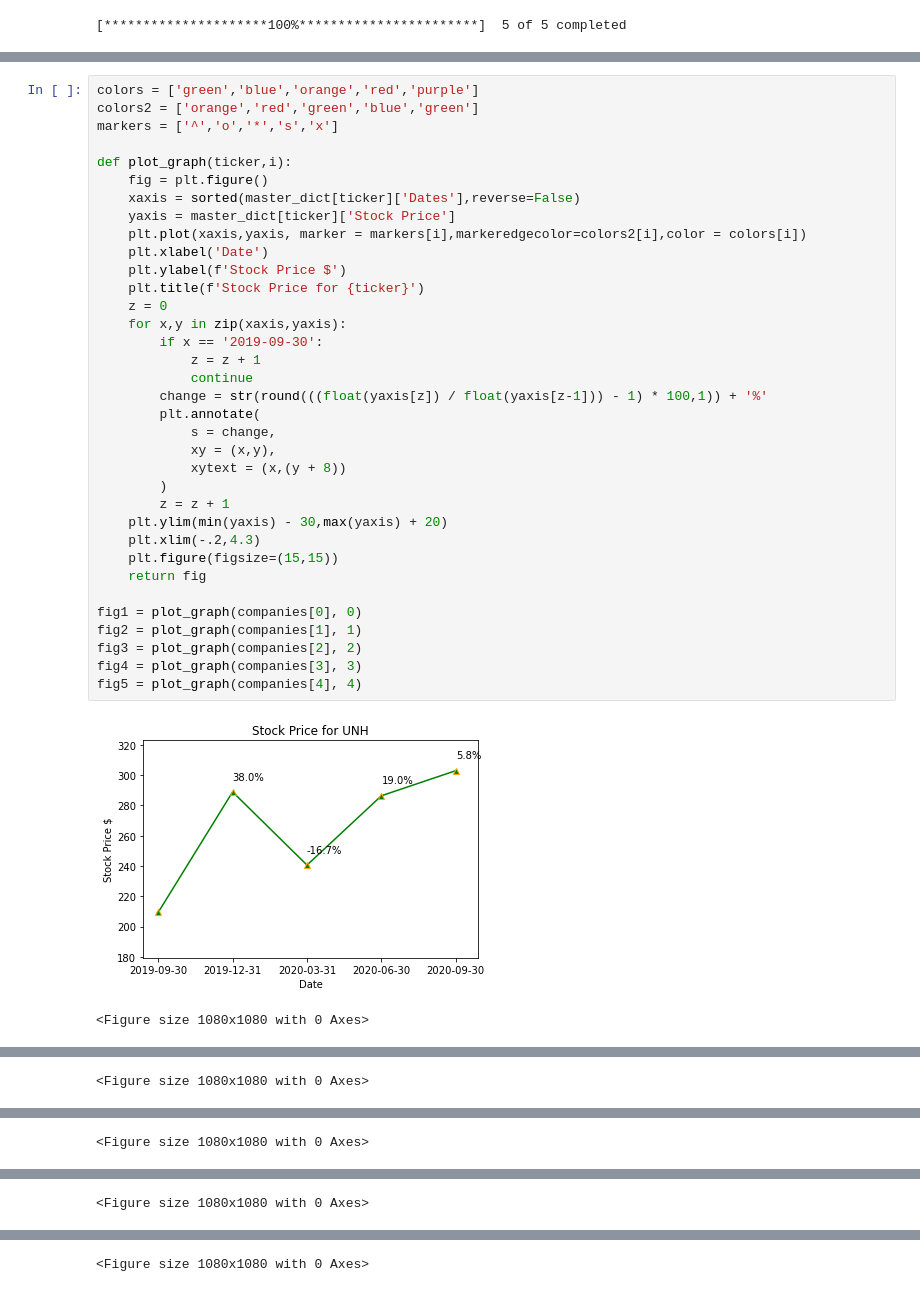
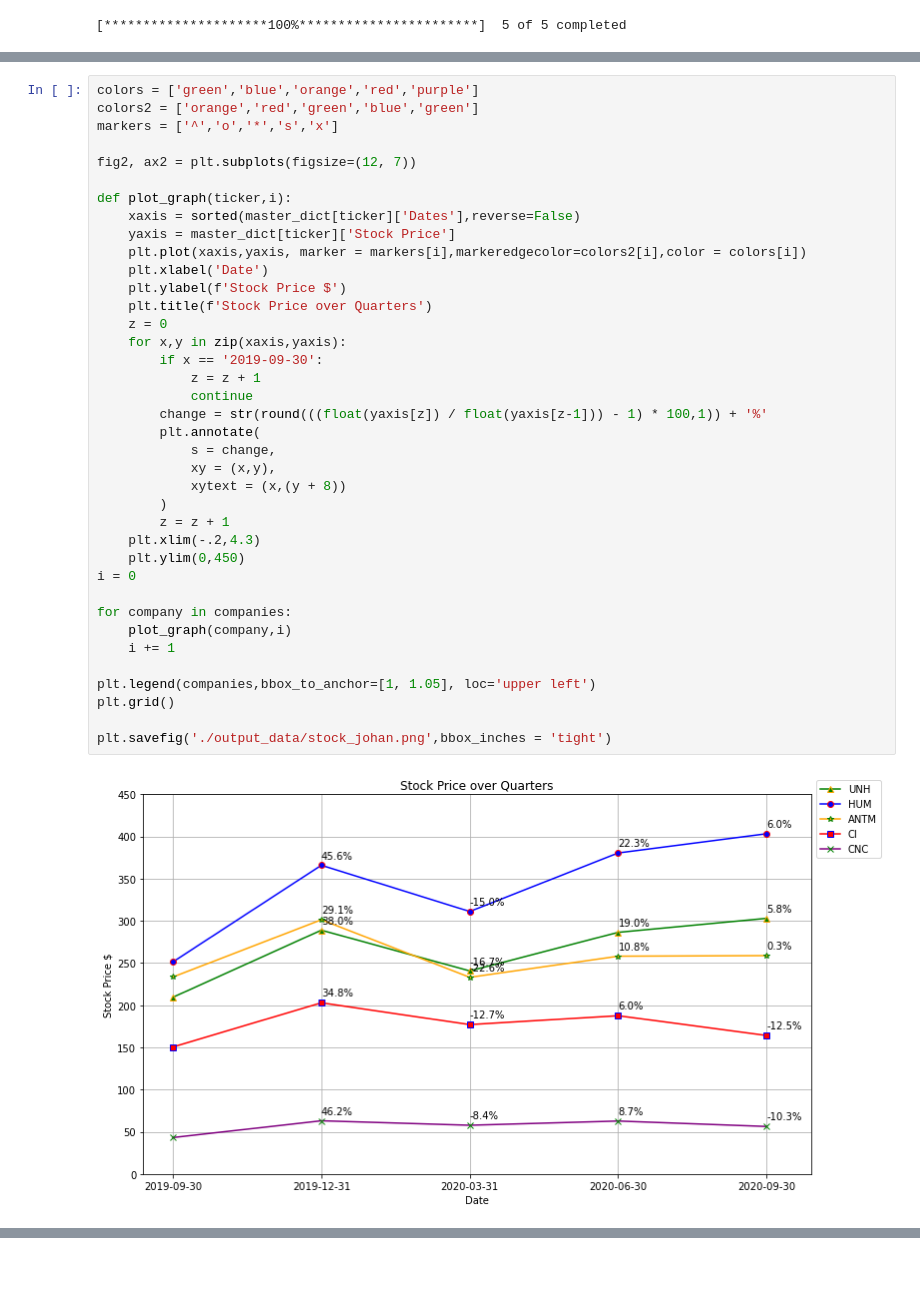
Before and after one commit to SDImperiale/ImperialeSource, a Jupyter notebook: Johan_Main_Insurance.ipynb, the cells around one changed output, grey strips where cells are left out. Drawn from its saved outputs; the diff is of its cells as text; blank space fills up the shorter version.

```diff
--- a/Johan_Main_Insurance.ipynb
+++ b/Johan_Main_Insurance.ipynb
@@ -105,38 +129,40 @@ add_stock(cidf,'CI')
 # %%
 colors = ['green','blue','orange','red','purple']
 colors2 = ['orange','red','green','blue','green']
 markers = ['^','o','*','s','x']
 
+fig2, ax2 = plt.subplots(figsize=(12, 7))
+
 def plot_graph(ticker,i):
-    fig = plt.figure()
     xaxis = sorted(master_dict[ticker]['Dates'],reverse=False)
     yaxis = master_dict[ticker]['Stock Price']
     plt.plot(xaxis,yaxis, marker = markers[i],markeredgecolor=colors2[i],color = colors[i])
     plt.xlabel('Date')
     plt.ylabel(f'Stock Price $')
-    plt.title(f'Stock Price for {ticker}')
+    plt.title(f'Stock Price over Quarters')
     z = 0
     for x,y in zip(xaxis,yaxis):
         if x == '2019-09-30':
             z = z + 1
             continue
         change = str(round(((float(yaxis[z]) / float(yaxis[z-1])) - 1) * 100,1)) + '%'
         plt.annotate(
             s = change,
             xy = (x,y),
             xytext = (x,(y + 8))
         )
         z = z + 1
-    plt.ylim(min(yaxis) - 30,max(yaxis) + 20)
     plt.xlim(-.2,4.3)
-    plt.figure(figsize=(15,15))
-    return fig
+    plt.ylim(0,450)
+i = 0
 
-fig1 = plot_graph(companies[0], 0)
-fig2 = plot_graph(companies[1], 1)
-fig3 = plot_graph(companies[2], 2)
-fig4 = plot_graph(companies[3], 3)
-fig5 = plot_graph(companies[4], 4)
+for company in companies:
+    plot_graph(company,i)
+    i += 1
+
+plt.legend(companies,bbox_to_anchor=[1, 1.05], loc='upper left')
+plt.grid()
+
+plt.savefig('./output_data/stock_johan.png',bbox_inches = 'tight')
 # %% [output]
-[figure, old version]
+[figure, new version]
-<Figure size 1080x1080 with 0 Axes>
@@ -144 +168,0 @@ fig5 = plot_graph(companies[4], 4)
-<Figure size 1080x1080 with 0 Axes>
@@ -146 +168,0 @@ fig5 = plot_graph(companies[4], 4)
-<Figure size 1080x1080 with 0 Axes>
@@ -148 +168,0 @@ fig5 = plot_graph(companies[4], 4)
-<Figure size 1080x1080 with 0 Axes>
@@ -150,2 +169 @@ fig5 = plot_graph(companies[4], 4)
-<Figure size 1080x1080 with 0 Axes>
 # %%
```
Also changed, not shown: parts of 8 cells of this notebook, 2 other files.
